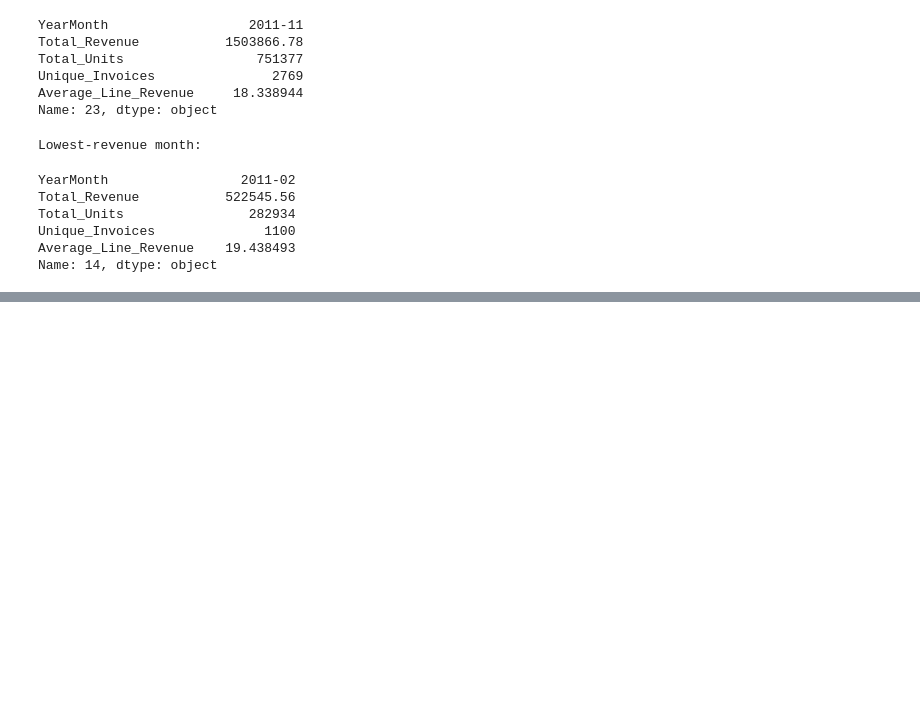
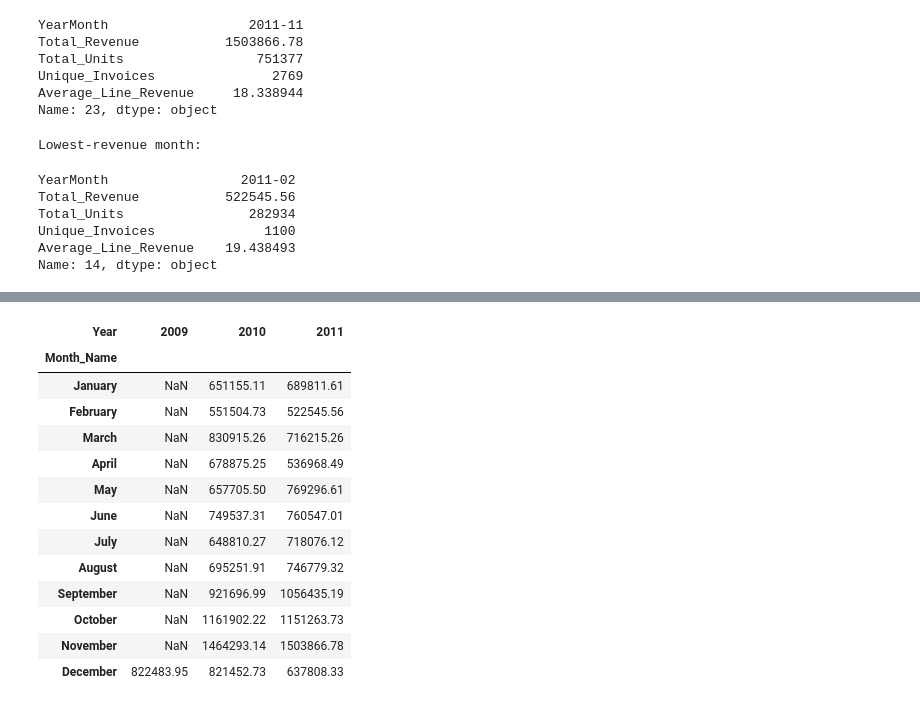
Before and after one commit to siddardha-007/retail-pulse-analytics, a Jupyter notebook: notebooks/03_feature_engineering.ipynb, the cells around one changed output, grey strips where cells are left out. Saved outputs shown, nothing was run; the diff lists cells and outputs as text; code cells hidden in the pictures; blank space fills up the shorter version.

```diff
--- a/notebooks/03_feature_engineering.ipynb
+++ b/notebooks/03_feature_engineering.ipynb
@@ -204,0 +317,50 @@ Name: 14, dtype: object
+# %%
+monthly_sales["Year"] = (
+    monthly_sales["YearMonth"]
+    .dt.year
+)
+# %%
+# Extract month number
+monthly_sales["Month_Number"] = (
+    monthly_sales["YearMonth"].dt.month
+)
+
+# Convert Period to Timestamp, then extract month name
+monthly_sales["Month_Name"] = (
+    monthly_sales["YearMonth"]
+    .dt.to_timestamp()
+    .dt.month_name()
+)
+
+# Compare revenue for each calendar month across years
+seasonal_revenue = monthly_sales.pivot(
+    index="Month_Name",
+    columns="Year",
+    values="Total_Revenue"
+)
+
+# Arrange months in calendar order
+month_order = [
+    "January", "February", "March", "April",
+    "May", "June", "July", "August",
+    "September", "October", "November", "December"
+]
+
+seasonal_revenue = seasonal_revenue.reindex(month_order)
+
+display(seasonal_revenue.round(2))
+# %% [output]
+| Year | 2009 | 2010 | 2011 |
+| Month_Name |  |  |  |
+| January | NaN | 651155.11 | 689811.61 |
+| February | NaN | 551504.73 | 522545.56 |
+| March | NaN | 830915.26 | 716215.26 |
+| April | NaN | 678875.25 | 536968.49 |
+| May | NaN | 657705.50 | 769296.61 |
+| June | NaN | 749537.31 | 760547.01 |
+| July | NaN | 648810.27 | 718076.12 |
+| August | NaN | 695251.91 | 746779.32 |
+| September | NaN | 921696.99 | 1056435.19 |
+| October | NaN | 1161902.22 | 1151263.73 |
+| November | NaN | 1464293.14 | 1503866.78 |
+| December | 822483.95 | 821452.73 | 637808.33 |
```
Also changed, not shown: parts of 7 cells of this notebook.
